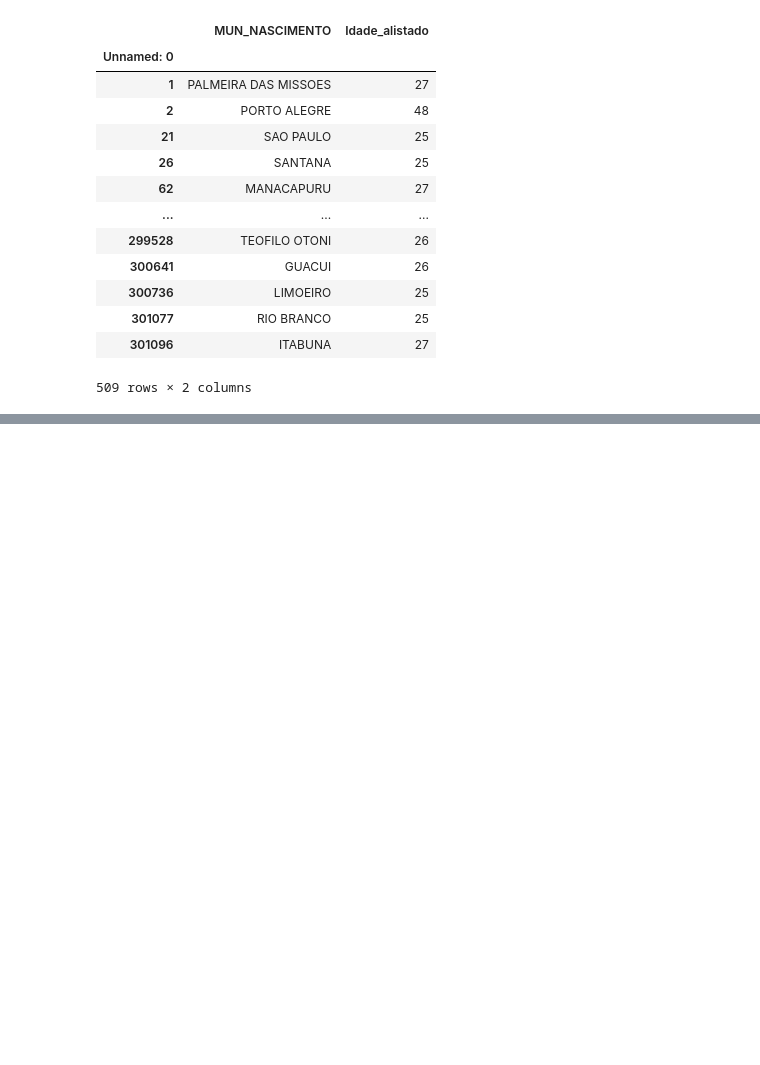
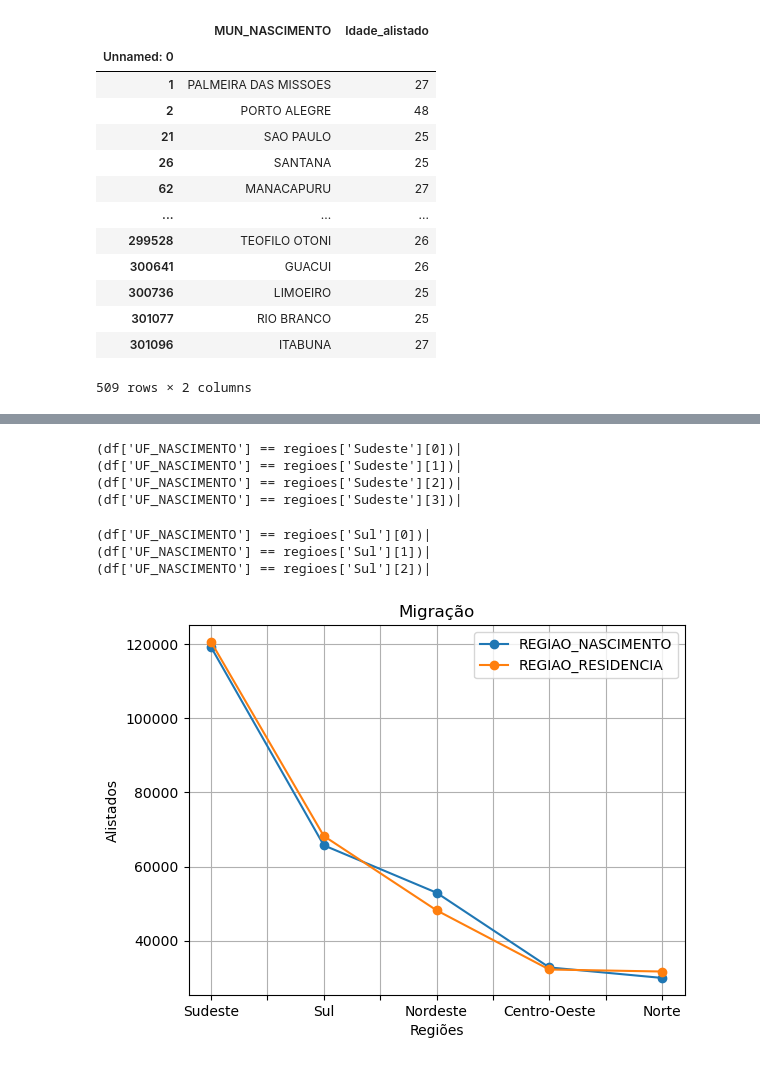
Before and after one commit to hudsonhcp/Alistamento-Militar-2022, a Jupyter notebook: Alistamento.ipynb, the cells around one changed output, grey strips where cells are left out. Drawn from its saved outputs; the diff is of its cells as text; code cells hidden in the pictures; blank space fills up the shorter version.

```diff
--- a/Alistamento.ipynb
+++ b/Alistamento.ipynb
@@ -161,0 +242,8 @@ df
+# %%
+for i in range(len(regioes['Sudeste'])):
+    print(f"(df['UF_NASCIMENTO'] == regioes['Sudeste'][{i}])|")
+# %% [output]
+(df['UF_NASCIMENTO'] == regioes['Sudeste'][0])|
+(df['UF_NASCIMENTO'] == regioes['Sudeste'][1])|
+(df['UF_NASCIMENTO'] == regioes['Sudeste'][2])|
+(df['UF_NASCIMENTO'] == regioes['Sudeste'][3])|
@@ -161,0 +255,7 @@ df
+# %%
+for i in range(len(regioes['Sul'])):
+    print(f"(df['UF_NASCIMENTO'] == regioes['Sul'][{i}])|")
+# %% [output]
+(df['UF_NASCIMENTO'] == regioes['Sul'][0])|
+(df['UF_NASCIMENTO'] == regioes['Sul'][1])|
+(df['UF_NASCIMENTO'] == regioes['Sul'][2])|
@@ -161,0 +298,12 @@ df
+# %%
+df['REGIAO_NASCIMENTO'].value_counts().plot(kind = 'line', marker = 'o', label = 'REGIAO_NASCIMENTO')
+df['REGIAO_RESIDENCIA'].value_counts().plot(kind = 'line', marker = 'o', label = 'REGIAO_RESIDENCIA')
+plt.legend()
+plt.grid(True)
+plt.xlabel('Regiões')
+plt.ylabel('Alistados')
+plt.title('Migração')
+
+plt.show()
+# %% [output]
+[figure, added]
```
Also changed, not shown: parts of 30 cells of this notebook.
